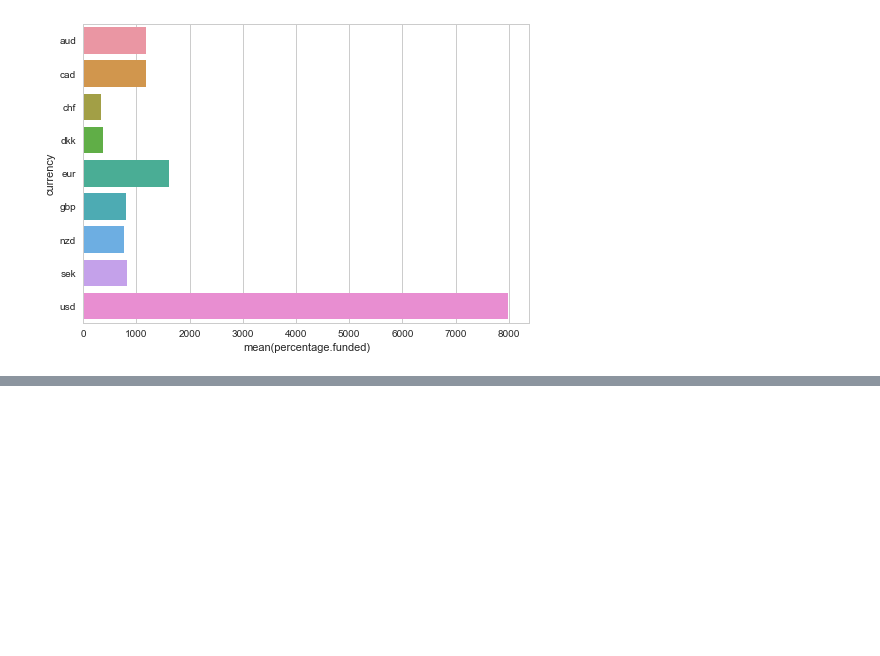
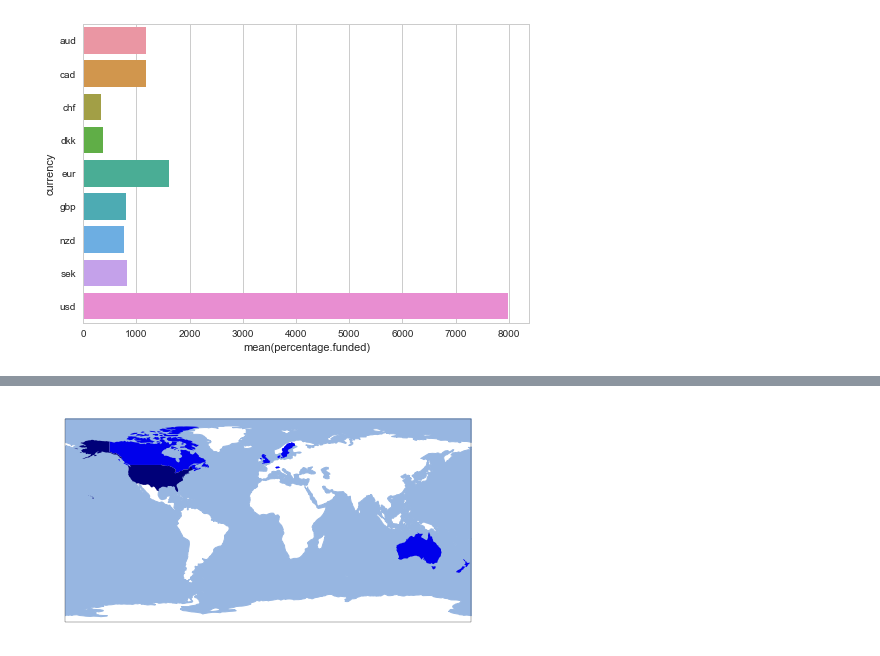
Before and after one commit to iwls/kickstarter, a Jupyter notebook: Kickstarter_Project_Tom.ipynb, the cells around one changed output, grey strips where cells are left out. Cells and saved outputs as stored; diff of their text form; code cells hidden in the pictures; blank space fills up the shorter version.

```diff
--- a/Kickstarter_Project_Tom.ipynb
+++ b/Kickstarter_Project_Tom.ipynb
@@ -122,0 +152,13 @@ sns.barplot(data=dfplot, y='currency', x='percentage.funded')
+# %%
+def curr_to_country(curr_name):
+    if curr_name == 'eur':
+        return("EUR")
+    else:
+        currency = pycountry.currencies.get(alpha_3=curr_name.upper())
+        return(pycountry.countries.get(numeric=currency.numeric).alpha_3)
+# %%
+dfplot['rel_percentage_funded'] = 1- dfplot['percentage.funded']  / dfplot['percentage.funded'].sum()
+# %%
+for index, row in dfplot.iterrows():
+    dfplot.loc[index,'country'] = curr_to_country(row.currency)
+print(dfplot)
@@ -122,0 +176,20 @@ sns.barplot(data=dfplot, y='currency', x='percentage.funded')
+# %%
+ax = plt.axes(projection=ccrs.PlateCarree())
+ax.add_feature(cartopy.feature.OCEAN)
+
+shpfilename = shpreader.natural_earth(resolution='110m',
+                                      category='cultural',
+                                      name='admin_0_countries')
+reader = shpreader.Reader(shpfilename)
+countries = reader.records()
+
+for country in countries:
+    for index, item in dfplot.iterrows():
+        if country.attributes['adm0_a3'] == item['country']:
+            ax.add_geometries(country.geometry, ccrs.PlateCarree(),
+                              facecolor=(0, 0, item['rel_percentage_funded']),
+                              label=country.attributes['adm0_a3'])
+
+plt.show()
+# %% [output]
+[figure, added]
```
Also changed, not shown: parts of 8 cells of this notebook.
